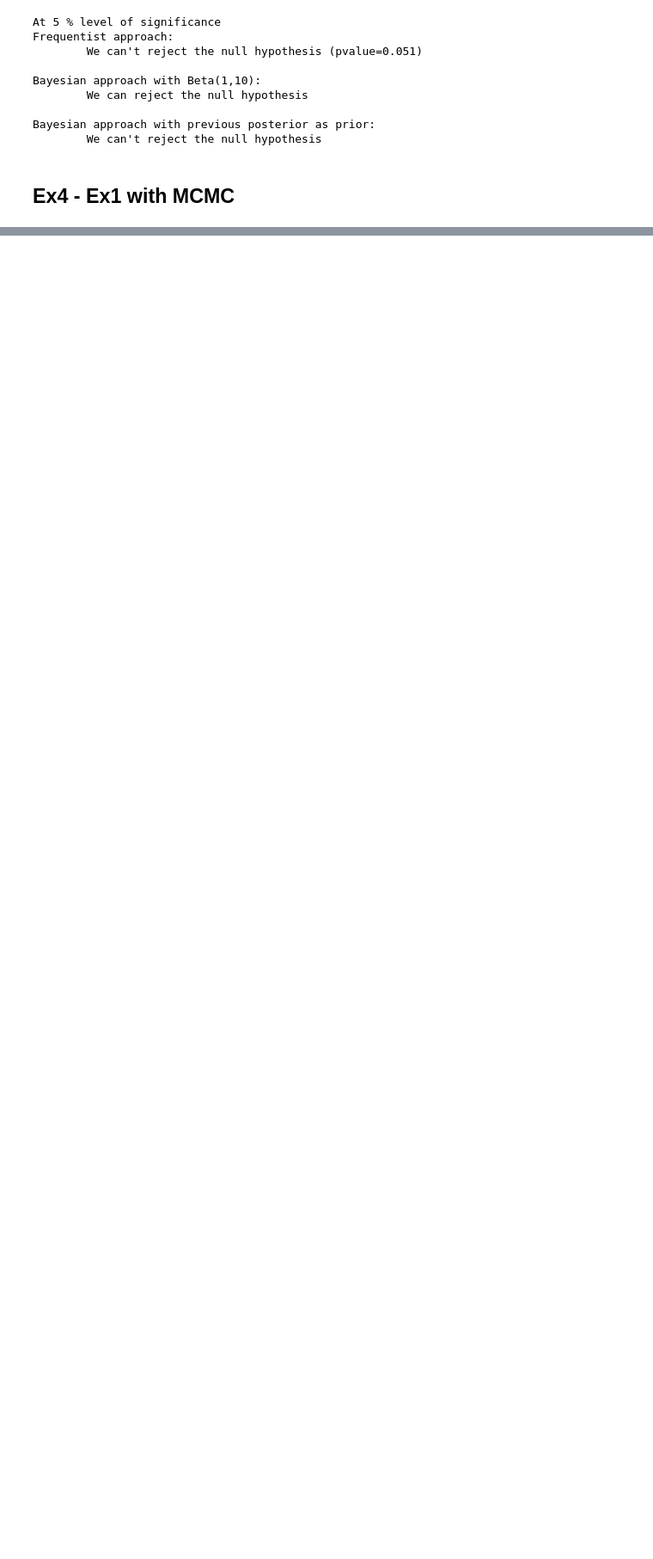
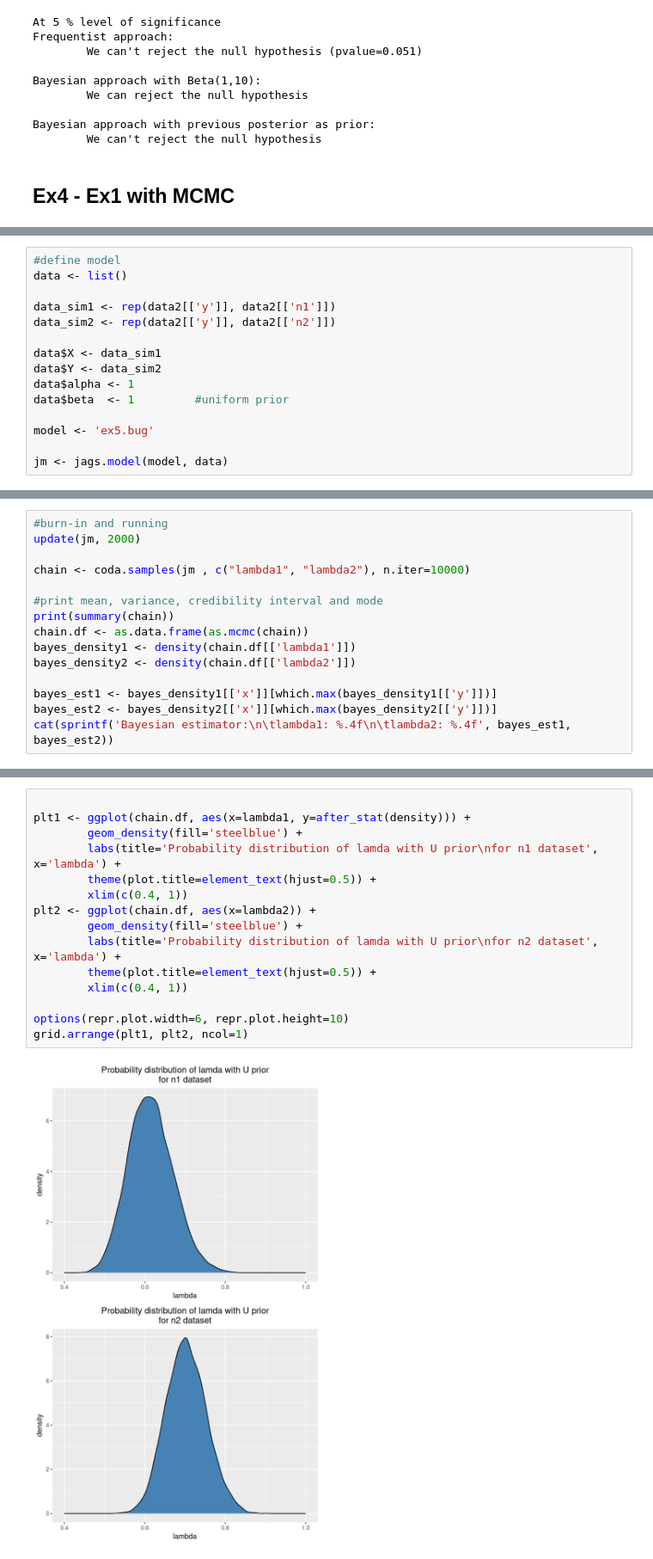
Before and after one commit to c0pp1/AS4PA-Rlab, a Jupyter notebook: rlab06/rlab06.ipynb, the cells around one changed output, grey strips where cells are left out. Shown at 86% size. Saved outputs shown, nothing was run; the diff lists cells and outputs as text; blank space fills up the shorter version.

```diff
--- a/rlab06/rlab06.ipynb
+++ b/rlab06/rlab06.ipynb
@@ -482,0 +510,15 @@ geom_histogram(aes(x=y), colour='steelblue', binwidth=1)
+# %%
+#define model
+data <- list()
+
+data_sim1 <- rep(data2[['y']], data2[['n1']])
+data_sim2 <- rep(data2[['y']], data2[['n2']])
+
+data$X <- data_sim1
+data$Y <- data_sim2
+data$alpha <- 1
+data$beta  <- 1         #uniform prior
+
+model <- 'ex5.bug'
+
+jm <- jags.model(model, data)
@@ -482,0 +535,15 @@ geom_histogram(aes(x=y), colour='steelblue', binwidth=1)
+# %%
+#burn-in and running
+update(jm, 2000)
+
+chain <- coda.samples(jm , c("lambda1", "lambda2"), n.iter=10000)
+
+#print mean, variance, credibility interval and mode
+print(summary(chain))
+chain.df <- as.data.frame(as.mcmc(chain))
+bayes_density1 <- density(chain.df[['lambda1']])
+bayes_density2 <- density(chain.df[['lambda2']])
+
+bayes_est1 <- bayes_density1[['x']][which.max(bayes_density1[['y']])]
+bayes_est2 <- bayes_density2[['x']][which.max(bayes_density2[['y']])]
+cat(sprintf('Bayesian estimator:\n\tlambda1: %.4f\n\tlambda2: %.4f', bayes_est1, bayes_est2))
@@ -482,0 +568,17 @@ geom_histogram(aes(x=y), colour='steelblue', binwidth=1)
+# %%
+
+plt1 <- ggplot(chain.df, aes(x=lambda1, y=after_stat(density))) +
+        geom_density(fill='steelblue') +
+        labs(title='Probability distribution of lamda with U prior\nfor n1 dataset', x='lambda') +
+        theme(plot.title=element_text(hjust=0.5)) +
+        xlim(c(0.4, 1))
+plt2 <- ggplot(chain.df, aes(x=lambda2)) +
+        geom_density(fill='steelblue') +
+        labs(title='Probability distribution of lamda with U prior\nfor n2 dataset', x='lambda') +
+        theme(plot.title=element_text(hjust=0.5)) +
+        xlim(c(0.4, 1))
+
+options(repr.plot.width=6, repr.plot.height=10)
+grid.arrange(plt1, plt2, ncol=1)
+# %% [output]
+[figure, added]
```
Also changed, not shown: parts of 28 cells of this notebook, 2 other files.
